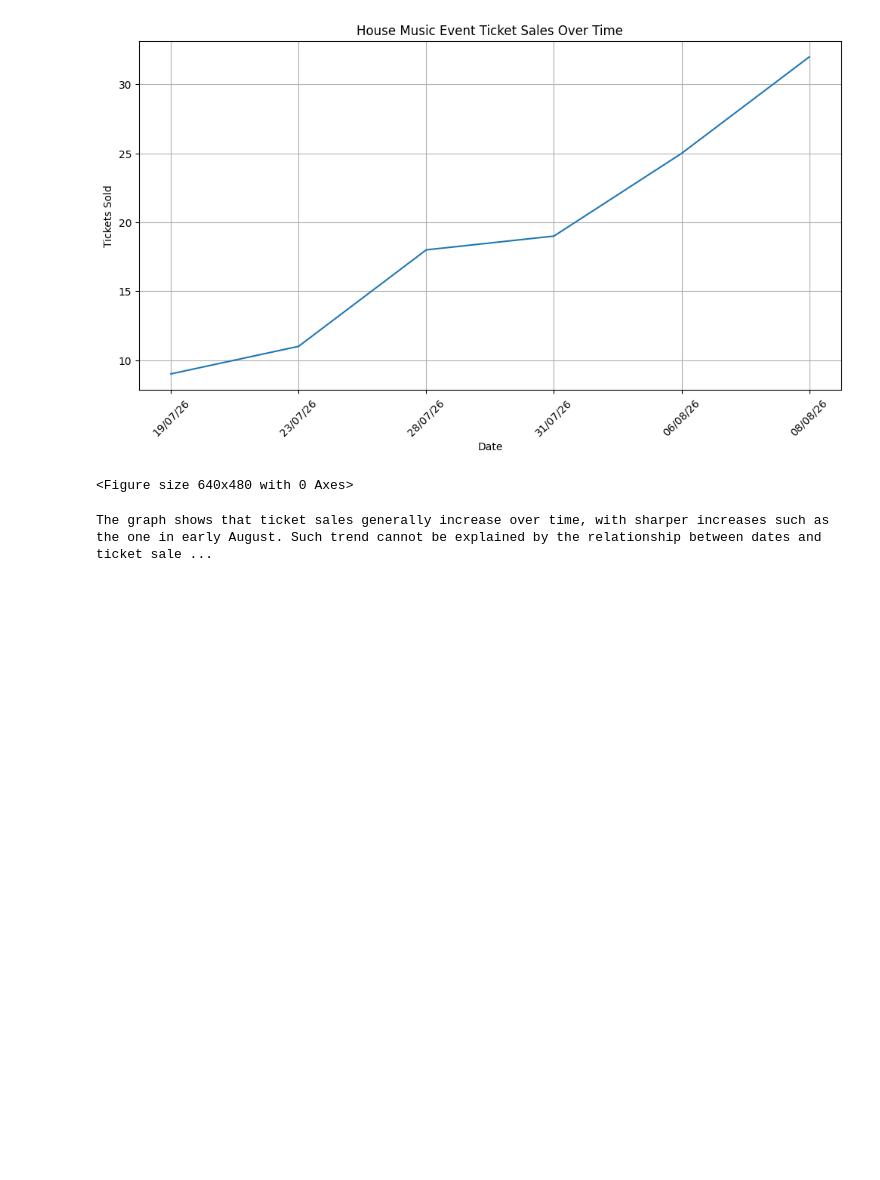
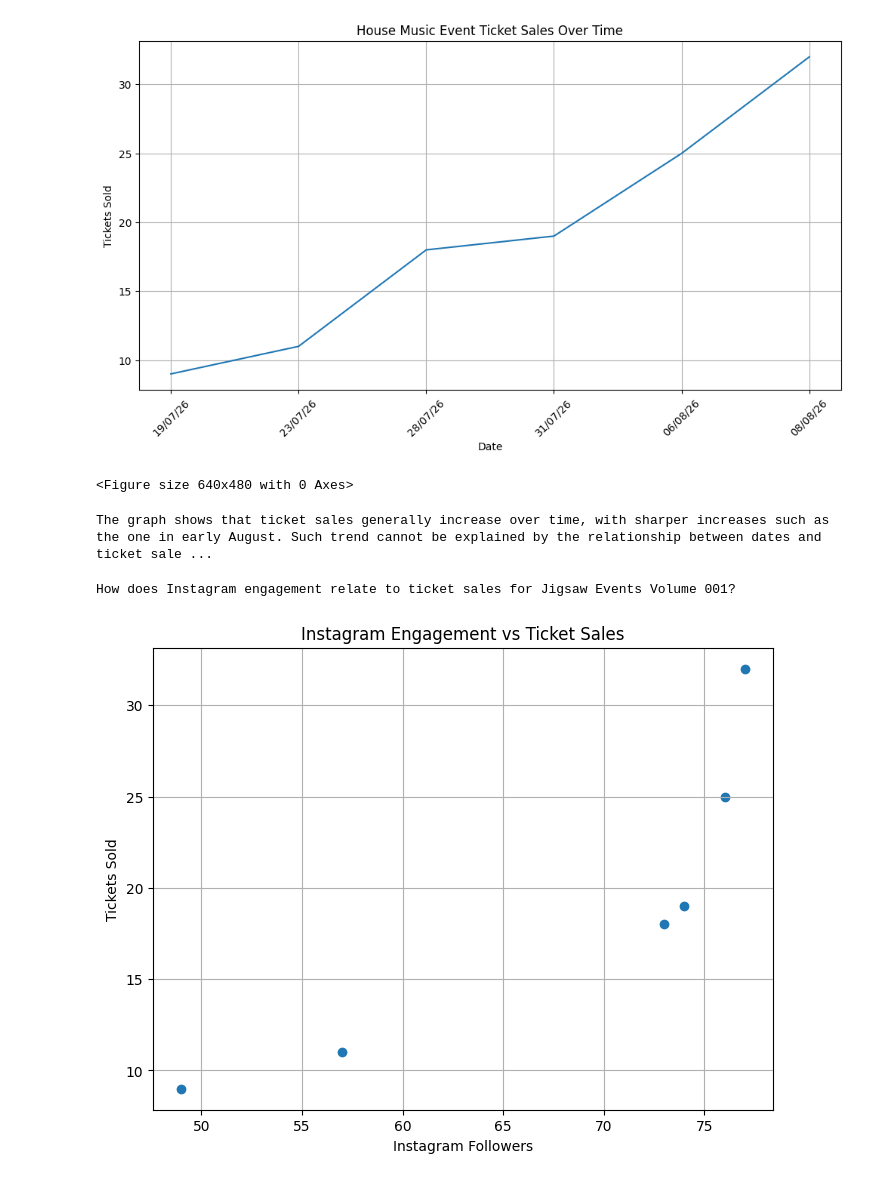
Before and after one commit to alexjones602/finance-data-learning, a Jupyter notebook: notebooks/JE001_mini_project_report.ipynb, the cells around one changed output. Saved outputs shown, nothing was run; the diff lists cells and outputs as text; code cells hidden in the pictures; blank space fills up the shorter version.

Commit message:
Added JE001 Ticket sales relationship with instagram followers

```diff
--- a/notebooks/JE001_mini_project_report.ipynb
+++ b/notebooks/JE001_mini_project_report.ipynb
@@ -52,3 +52,20 @@ plt.savefig("../outputs/JE001_ticket_sales_over_time.png")
 print("The graph shows that ticket sales generally increase over time, with sharper increases such as the one in early August. Such trend cannot be explained by the relationship between dates and ticket sales, but also factors such as significant marketing shifts, increased following, consumer confidence etc.  ")
 # %% [output]
 The graph shows that ticket sales generally increase over time, with sharper increases such as the one in early August. Such trend cannot be explained by the relationship between dates and ticket sale ...
+# %%
+print("How does Instagram engagement relate to ticket sales for Jigsaw Events Volume 001?")
+# %% [output]
+How does Instagram engagement relate to ticket sales for Jigsaw Events Volume 001?
+# %%
+plt.figure(figsize=(8, 6))
+
+plt.scatter(df["instagram_followers"], df["tickets_sold"])
+
+plt.title("Instagram Engagement vs Ticket Sales")
+plt.xlabel("Instagram Followers")
+plt.ylabel("Tickets Sold")
+
+plt.grid()
+plt.show()
+# %% [output]
+[figure, added]
```
Also changed, not shown: parts of 2 cells of this notebook.
